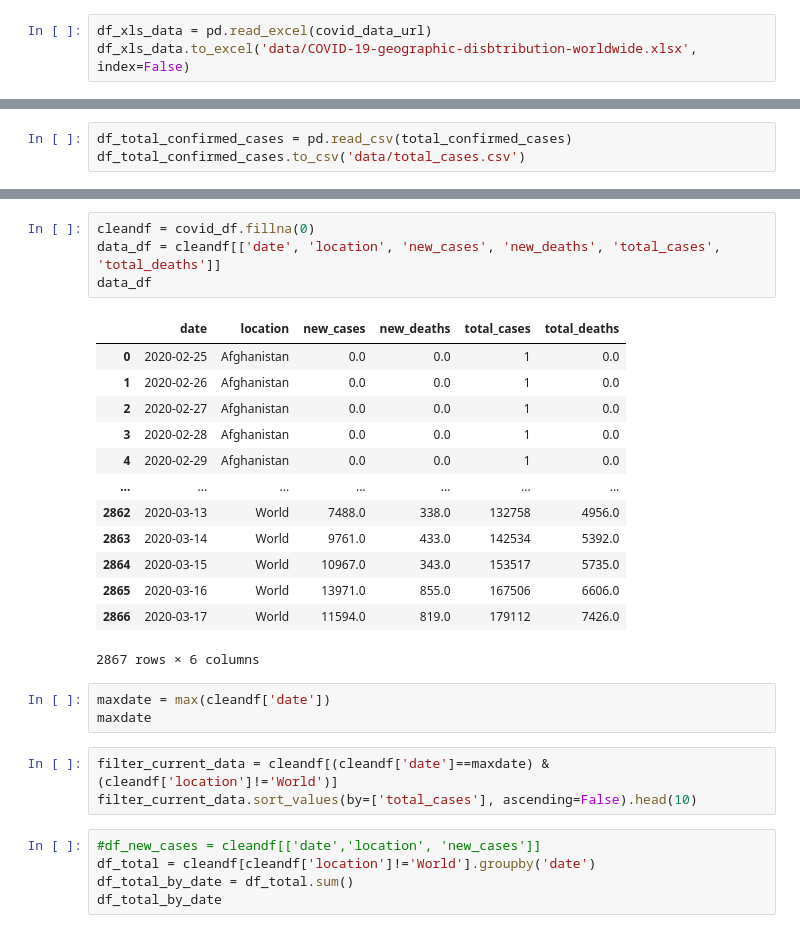
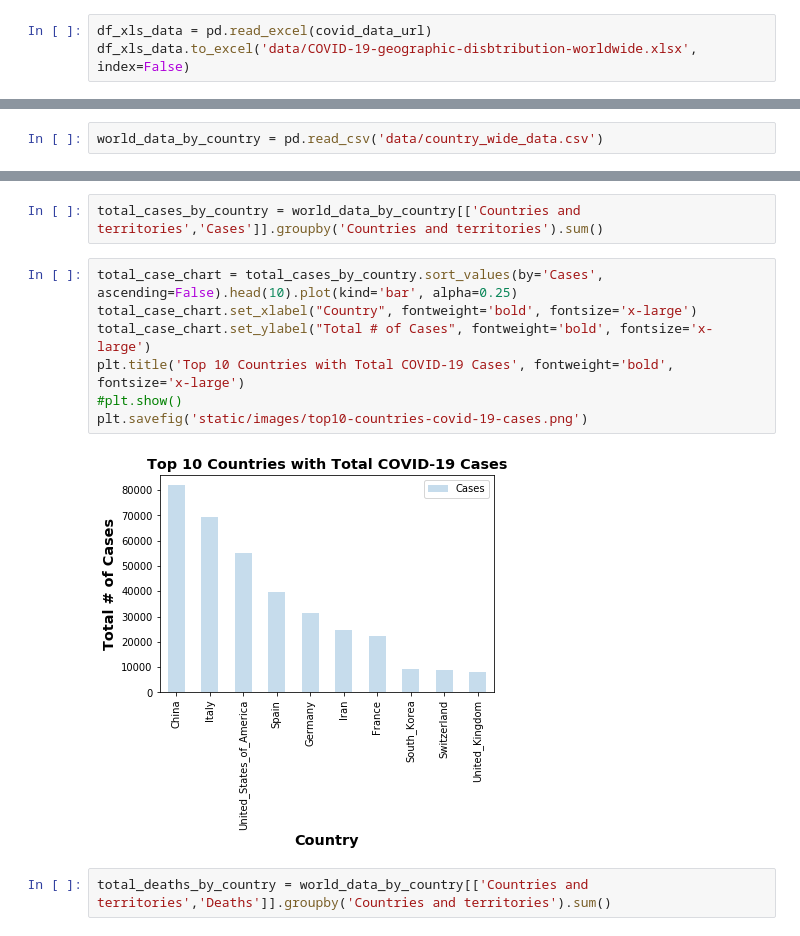
Before and after one commit to frpatel/databootcamp-homework, a Jupyter notebook: final-project/final-project.ipynb, the cells around one changed output, grey strips where cells are left out. Cells and saved outputs as stored; diff of their text form.

```diff
--- a/final-project/final-project.ipynb
+++ b/final-project/final-project.ipynb
@@ -66,3 +35,2 @@ total_deaths
 # %%
-df_total_confirmed_cases = pd.read_csv(total_confirmed_cases)
-df_total_confirmed_cases.to_csv('data/total_cases.csv')
+world_data_by_country = pd.read_csv('data/country_wide_data.csv')
@@ -83,29 +37,13 @@ covid_df = pd.read_csv('data/full_data.csv')
-# %%
-cleandf = covid_df.fillna(0)
-data_df = cleandf[['date', 'location', 'new_cases', 'new_deaths', 'total_cases', 'total_deaths']]
-data_df
-# %% [output]
-|  | date | location | new_cases | new_deaths | total_cases | total_deaths |
-| 0 | 2020-02-25 | Afghanistan | 0.0 | 0.0 | 1 | 0.0 |
-| 1 | 2020-02-26 | Afghanistan | 0.0 | 0.0 | 1 | 0.0 |
-| 2 | 2020-02-27 | Afghanistan | 0.0 | 0.0 | 1 | 0.0 |
-| 3 | 2020-02-28 | Afghanistan | 0.0 | 0.0 | 1 | 0.0 |
-| 4 | 2020-02-29 | Afghanistan | 0.0 | 0.0 | 1 | 0.0 |
-| ... | ... | ... | ... | ... | ... | ... |
-| 2862 | 2020-03-13 | World | 7488.0 | 338.0 | 132758 | 4956.0 |
-| 2863 | 2020-03-14 | World | 9761.0 | 433.0 | 142534 | 5392.0 |
-| 2864 | 2020-03-15 | World | 10967.0 | 343.0 | 153517 | 5735.0 |
-| 2865 | 2020-03-16 | World | 13971.0 | 855.0 | 167506 | 6606.0 |
-| 2866 | 2020-03-17 | World | 11594.0 | 819.0 | 179112 | 7426.0 |
-2867 rows × 6 columns
-# %%
-maxdate = max(cleandf['date'])
-maxdate
-# %%
-filter_current_data = cleandf[(cleandf['date']==maxdate) & (cleandf['location']!='World')]
-filter_current_data.sort_values(by=['total_cases'], ascending=False).head(10)
-# %%
-#df_new_cases = cleandf[['date','location', 'new_cases']]
-df_total = cleandf[cleandf['location']!='World'].groupby('date')
-df_total_by_date = df_total.sum()
-df_total_by_date
+# %%
+total_cases_by_country = world_data_by_country[['Countries and territories','Cases']].groupby('Countries and territories').sum()
+# %%
+total_case_chart = total_cases_by_country.sort_values(by='Cases', ascending=False).head(10).plot(kind='bar', alpha=0.25)
+total_case_chart.set_xlabel("Country", fontweight='bold', fontsize='x-large')
+total_case_chart.set_ylabel("Total # of Cases", fontweight='bold', fontsize='x-large')
+plt.title('Top 10 Countries with Total COVID-19 Cases', fontweight='bold', fontsize='x-large')
+#plt.show()
+plt.savefig('static/images/top10-countries-covid-19-cases.png')
+# %% [output]
+[figure, added]
+# %%
+total_deaths_by_country = world_data_by_country[['Countries and territories','Deaths']].groupby('Countries and territories').sum()
```
Also changed, not shown: parts of 15 cells of this notebook, 23 other files.
